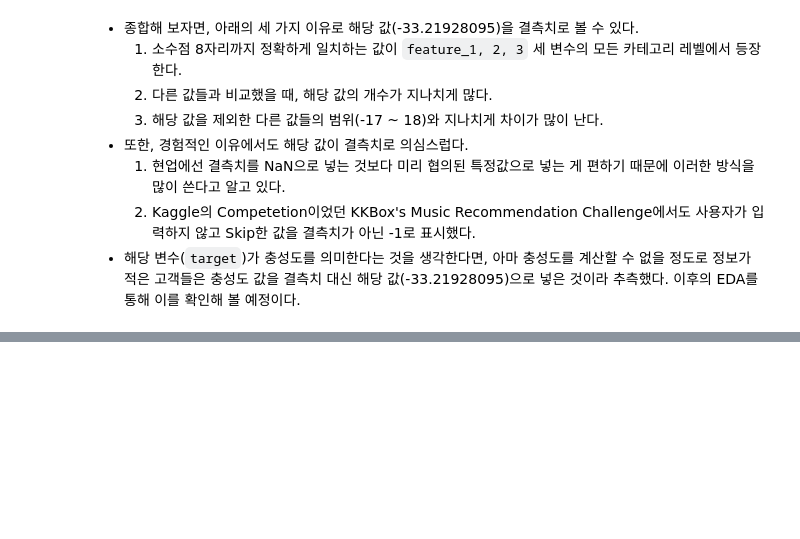
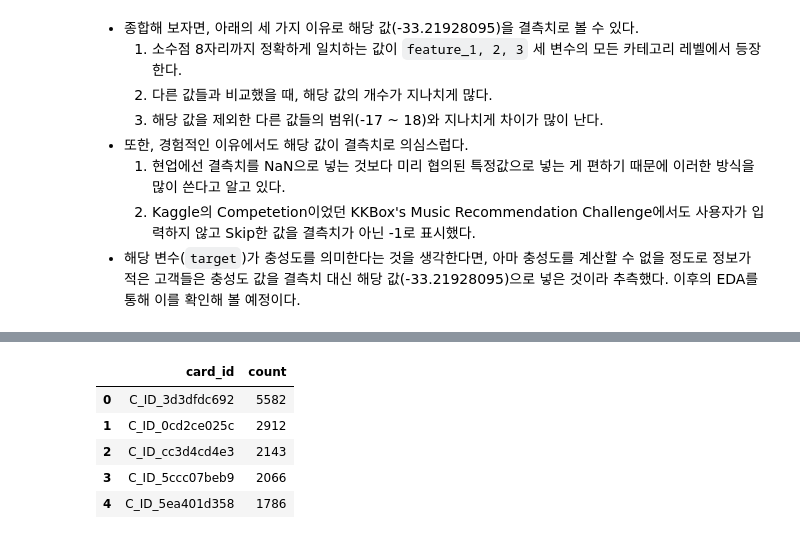
Before and after one commit to ka-to-top/Kaggle_Elo, a Jupyter notebook: Code/[Kaggle_Elo]EDA for Train(Philip).ipynb, the cells around one changed output, grey strips where cells are left out. Saved outputs shown, nothing was run; the diff lists cells and outputs as text; code cells hidden in the pictures; blank space fills up the shorter version.

```diff
--- a/Code/[Kaggle_Elo]EDA for Train(Philip).ipynb
+++ b/Code/[Kaggle_Elo]EDA for Train(Philip).ipynb
@@ -99,0 +209,11 @@ print(train[train['target'] > -33.21928095].sort_values('target').head())
+# %%
+# `trans`에서 `card_id`들의 row를 count
+trans_card_count = pd.DataFrame(trans['card_id'].value_counts().reset_index().rename(columns={'card_id':'count', 'index':'card_id'}))
+trans_card_count.head()
+# %% [output]
+|  | card_id | count |
+| 0 | C_ID_3d3dfdc692 | 5582 |
+| 1 | C_ID_0cd2ce025c | 2912 |
+| 2 | C_ID_cc3d4cd4e3 | 2143 |
+| 3 | C_ID_5ccc07beb9 | 2066 |
+| 4 | C_ID_5ea401d358 | 1786 |
```
Also changed, not shown: parts of 21 cells of this notebook.
